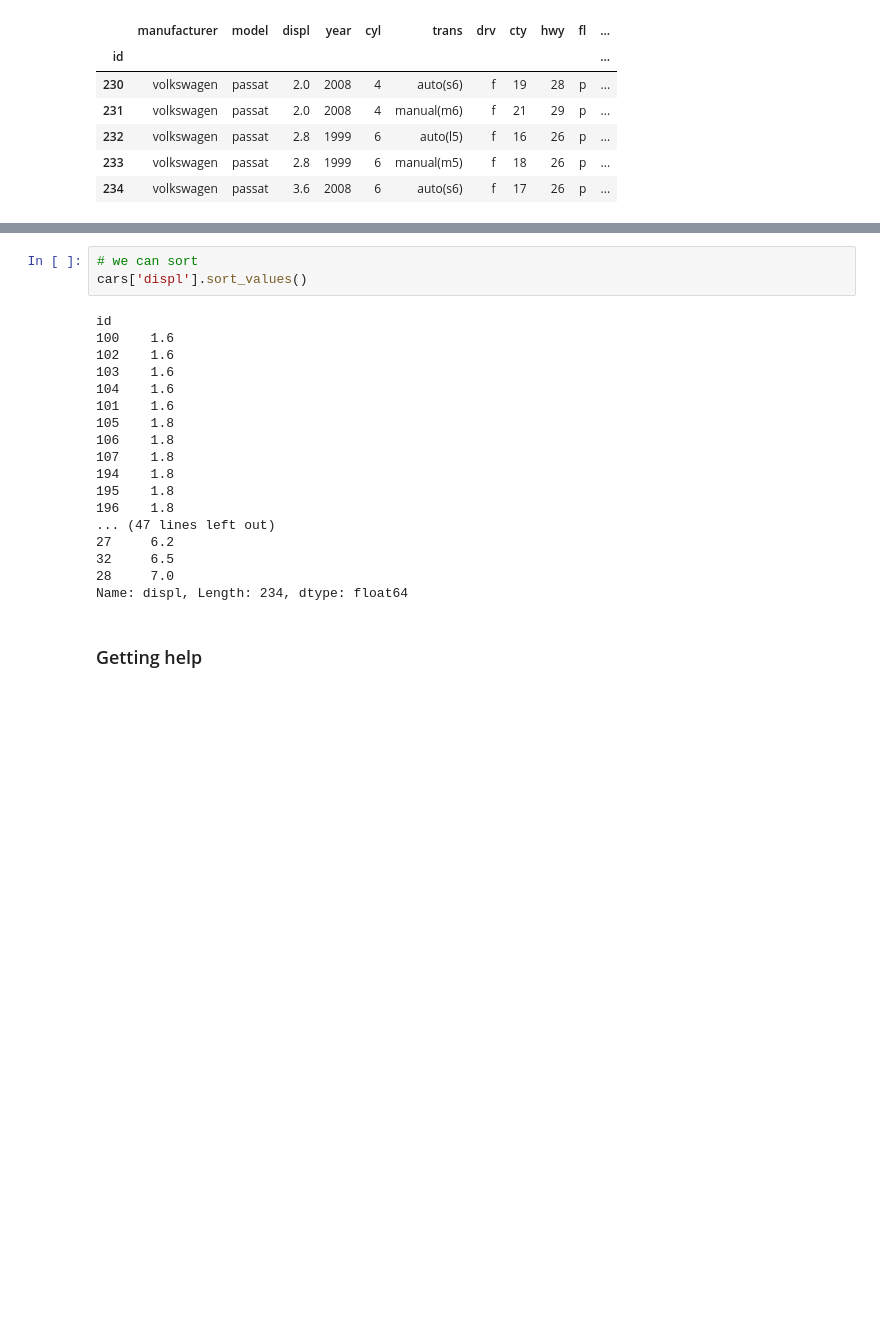
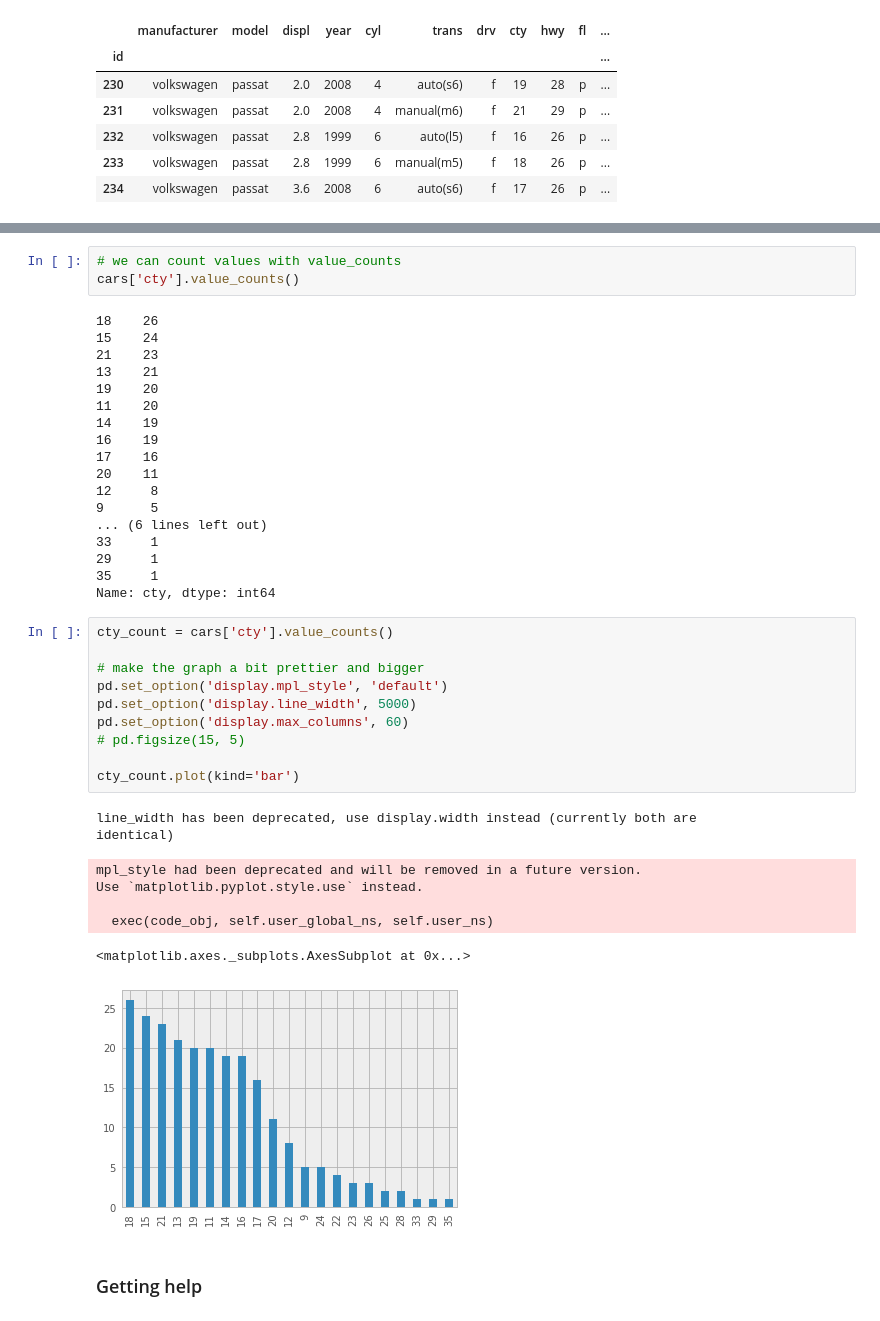
Before and after one commit to jcanoj/cursos.intro-Data-Science-Python, a Jupyter notebook: more_examples.ipynb, the cells around one changed output, grey strips where cells are left out. Cells and saved outputs as stored; diff of their text form; blank space fills up the shorter version.

```diff
--- a/more_examples.ipynb
+++ b/more_examples.ipynb
@@ -49,24 +89,43 @@ cars.tail()
 # %%
-# we can sort
-cars['displ'].sort_values()
+# we can count values with value_counts
+cars['cty'].value_counts()
 # %% [output]
-id
-100    1.6
-102    1.6
-103    1.6
-104    1.6
-101    1.6
-105    1.8
-106    1.8
-107    1.8
-194    1.8
-195    1.8
-196    1.8
-... (47 lines left out)
-27     6.2
-32     6.5
-28     7.0
-Name: displ, Length: 234, dtype: float64
+18    26
+15    24
+21    23
+13    21
+19    20
+11    20
+14    19
+16    19
+17    16
+20    11
+12     8
+9      5
+... (6 lines left out)
+33     1
+29     1
+35     1
+Name: cty, dtype: int64
+# %%
+cty_count = cars['cty'].value_counts()
+
+# make the graph a bit prettier and bigger
+pd.set_option('display.mpl_style', 'default')
+pd.set_option('display.line_width', 5000)
+pd.set_option('display.max_columns', 60)
+# pd.figsize(15, 5)
+
+cty_count.plot(kind='bar')
+# %% [output]
+line_width has been deprecated, use display.width instead (currently both are
+identical)
+mpl_style had been deprecated and will be removed in a future version.
+Use `matplotlib.pyplot.style.use` instead.
+
+  exec(code_obj, self.user_global_ns, self.user_ns)
+<matplotlib.axes._subplots.AxesSubplot at 0x...>
+[figure, added]
 # %% [markdown]
 ### Getting help
 # %%
```
Also changed, not shown: parts of 5 cells of this notebook, 2 other files.
